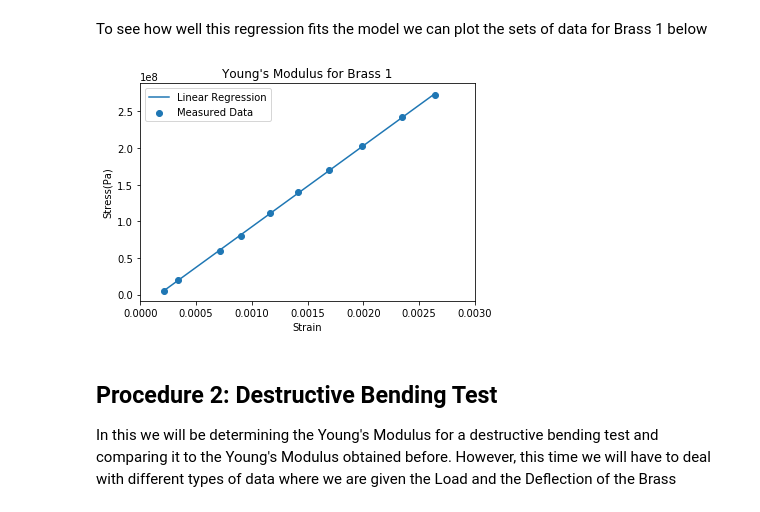
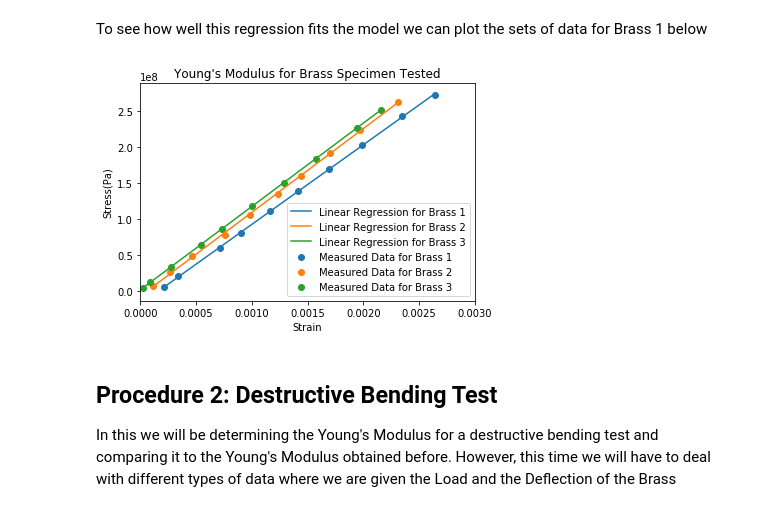
Before and after one commit to adithyas98/BiomechancialTesting, a Jupyter notebook: Biomechanical Testing Data Analysis.ipynb, the cells around one changed output. Drawn from its saved outputs; the diff is of its cells as text; code cells hidden in the pictures.

```diff
--- a/Biomechanical Testing Data Analysis.ipynb
+++ b/Biomechanical Testing Data Analysis.ipynb
@@ -52,17 +52,23 @@ The Average Young's Modulus is 114446202029.97142 with a standard deviation of 2
 To see how well this regression fits the model we can plot the sets of data for Brass 1 below
 # %%
 plt.Figure(figsize=(7,8))
-plt.scatter(outputProcedure1[0]['Strain'],outputProcedure1[0]['Max Stress(Pa)'],label='Measured Data')
+plt.scatter(outputProcedure1[0]['Strain'],outputProcedure1[0]['Max Stress(Pa)'],label='Measured Data for Brass 1')
 plt.plot(outputProcedure1[0]['Strain'],YoungsModulus[0]*outputProcedure1[0]['Strain']+intercepts[0],
-         label='Linear Regression')
+         label='Linear Regression for Brass 1')
+plt.scatter(outputProcedure1[1]['Strain'],outputProcedure1[1]['Max Stress(Pa)'],label='Measured Data for Brass 2')
+plt.plot(outputProcedure1[1]['Strain'],YoungsModulus[1]*outputProcedure1[1]['Strain']+intercepts[1],
+         label='Linear Regression for Brass 2')
+plt.scatter(outputProcedure1[2]['Strain'],outputProcedure1[2]['Max Stress(Pa)'],label='Measured Data for Brass 3')
+plt.plot(outputProcedure1[2]['Strain'],YoungsModulus[2]*outputProcedure1[2]['Strain']+intercepts[2],
+         label='Linear Regression for Brass 3')
 plt.xlim((0,0.0030))
 plt.legend()
-plt.title("Young's Modulus for Brass 1")
+plt.title("Young's Modulus for Brass Specimen Tested")
 plt.xlabel("Strain")
 plt.ylabel("Stress(Pa)")
-plt.savefig("./Output/Procedure1/Young's Modulus for Brass 1")
+plt.savefig("./Output/Procedure1/Young's Modulus for Brass Specimen")
 # %% [output]
-[figure, old version]
+[figure, new version]
 # %% [markdown]
 ## Procedure 2: Destructive Bending Test
 In this we will be determining the Young's Modulus for a destructive bending test and comparing it to the Young's Modulus obtained before. However, this time we will have to deal with different types of data where we are given the Load and the Deflection of the Brass
```
Also changed, not shown: parts of 5 cells of this notebook, 5 other files.
